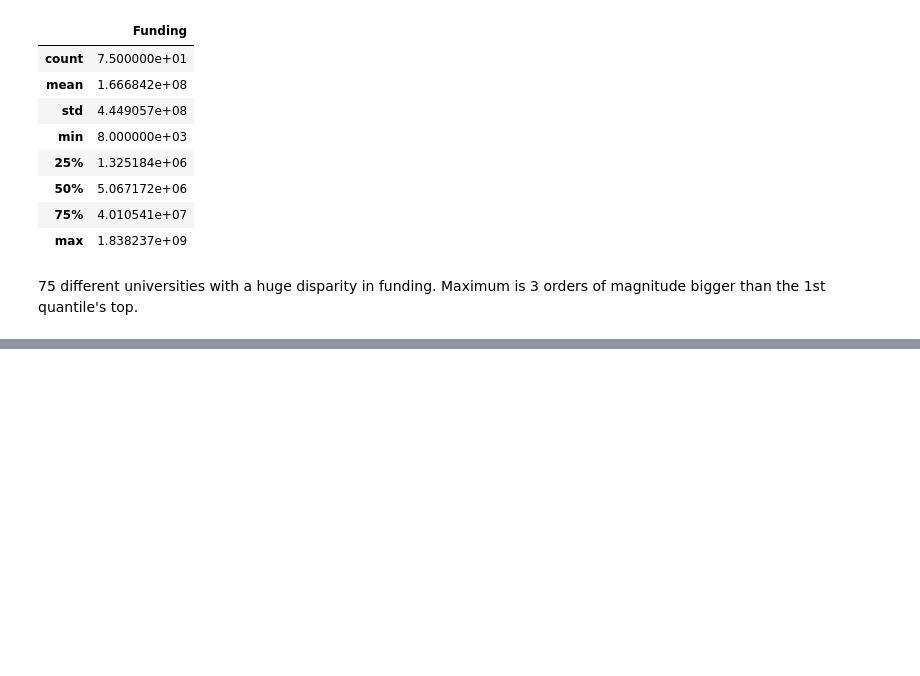
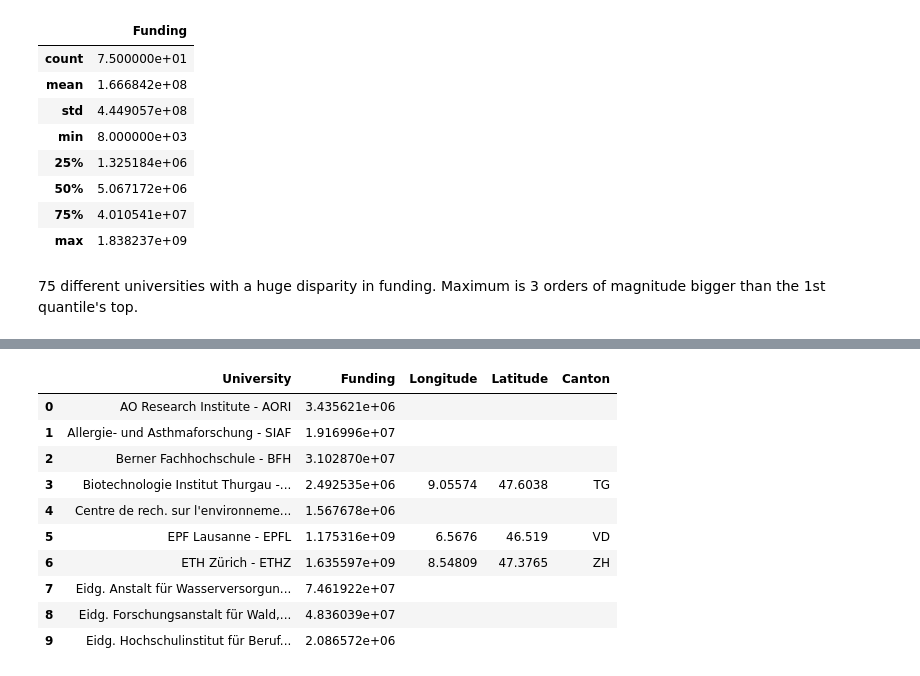
Before and after one commit to vidit09/ada-homework, a Jupyter notebook: 03 - Interactive Viz/Dunai_viz.ipynb, the cells around one changed output, grey strips where cells are left out. Cells and saved outputs as stored; diff of their text form; code cells hidden in the pictures; blank space fills up the shorter version.

```diff
--- a/03 - Interactive Viz/Dunai_viz.ipynb
+++ b/03 - Interactive Viz/Dunai_viz.ipynb
@@ -161,6 +144,0 @@ fbu
-# %%
-m = folium.Map(location=[46.76, 8.26], zoom_start=8, tiles='Mapbox Bright')
-for i in range(len(fbu)):
-    ## Add markers on all universities
-    folium.Marker([fbu['Latitude'].iloc[i], fbu['Longitude'].iloc[i]], popup=fbu['University'].iloc[i],
-                   icon = folium.Icon(icon = 'cloud')).add_to(m)
@@ -166,0 +189,14 @@ for i in range(len(fbu)):
+# %%
+fbu.head(10)
+# %% [output]
+|  | University | Funding | Longitude | Latitude | Canton |
+| 0 | AO Research Institute - AORI | 3.435621e+06 |  |  |  |
+| 1 | Allergie- und Asthmaforschung - SIAF | 1.916996e+07 |  |  |  |
+| 2 | Berner Fachhochschule - BFH | 3.102870e+07 |  |  |  |
+| 3 | Biotechnologie Institut Thurgau -... | 2.492535e+06 | 9.05574 | 47.6038 | TG |
+| 4 | Centre de rech. sur l'environneme... | 1.567678e+06 |  |  |  |
+| 5 | EPF Lausanne - EPFL | 1.175316e+09 | 6.5676 | 46.519 | VD |
+| 6 | ETH Zürich - ETHZ | 1.635597e+09 | 8.54809 | 47.3765 | ZH |
+| 7 | Eidg. Anstalt für Wasserversorgun... | 7.461922e+07 |  |  |  |
+| 8 | Eidg. Forschungsanstalt für Wald,... | 4.836039e+07 |  |  |  |
+| 9 | Eidg. Hochschulinstitut für Beruf... | 2.086572e+06 |  |  |  |
```
Also changed, not shown: parts of 17 cells of this notebook.
